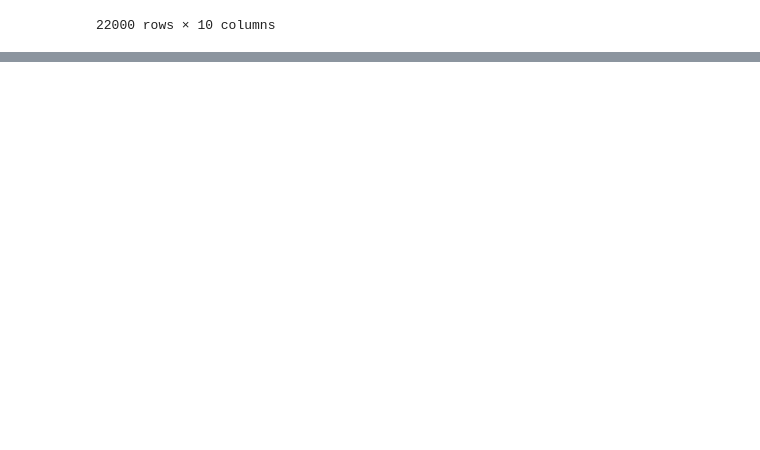
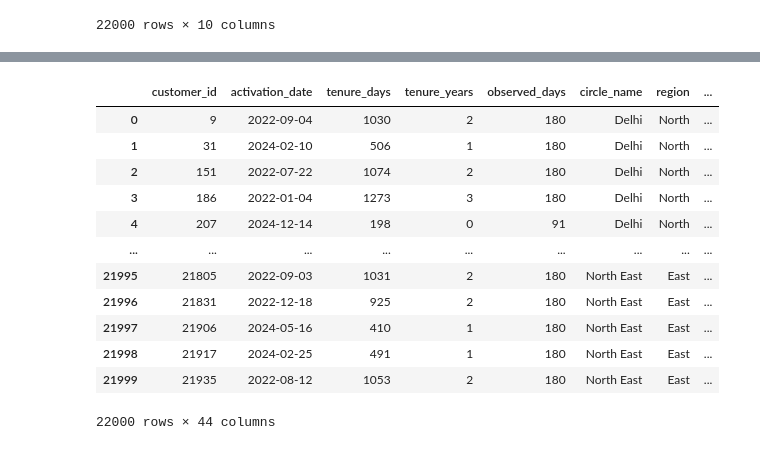
Before and after one commit to mohamednihadx2/airtel_analysis, a Jupyter notebook: notebooks/data_preperation.ipynb, the cells around one changed output, grey strips where cells are left out. Drawn from its saved outputs; the diff is of its cells as text; code cells hidden in the pictures; blank space fills up the shorter version.

```diff
--- a/notebooks/data_preperation.ipynb
+++ b/notebooks/data_preperation.ipynb
@@ -104,0 +200,16 @@ q("""select * from  v_usage_customer""")
+# %%
+q("select * from customer_features;")
+# %% [output]
+|  | customer_id | activation_date | tenure_days | tenure_years | observed_days | circle_name | region | ... |
+| 0 | 9 | 2022-09-04 | 1030 | 2 | 180 | Delhi | North | ... |
+| 1 | 31 | 2024-02-10 | 506 | 1 | 180 | Delhi | North | ... |
+| 2 | 151 | 2022-07-22 | 1074 | 2 | 180 | Delhi | North | ... |
+| 3 | 186 | 2022-01-04 | 1273 | 3 | 180 | Delhi | North | ... |
+| 4 | 207 | 2024-12-14 | 198 | 0 | 91 | Delhi | North | ... |
+| ... | ... | ... | ... | ... | ... | ... | ... | ... |
+| 21995 | 21805 | 2022-09-03 | 1031 | 2 | 180 | North East | East | ... |
+| 21996 | 21831 | 2022-12-18 | 925 | 2 | 180 | North East | East | ... |
+| 21997 | 21906 | 2024-05-16 | 410 | 1 | 180 | North East | East | ... |
+| 21998 | 21917 | 2024-02-25 | 491 | 1 | 180 | North East | East | ... |
+| 21999 | 21935 | 2022-08-12 | 1053 | 2 | 180 | North East | East | ... |
+22000 rows × 44 columns
```
Also changed, not shown: parts of 12 cells of this notebook, 4 other files.
